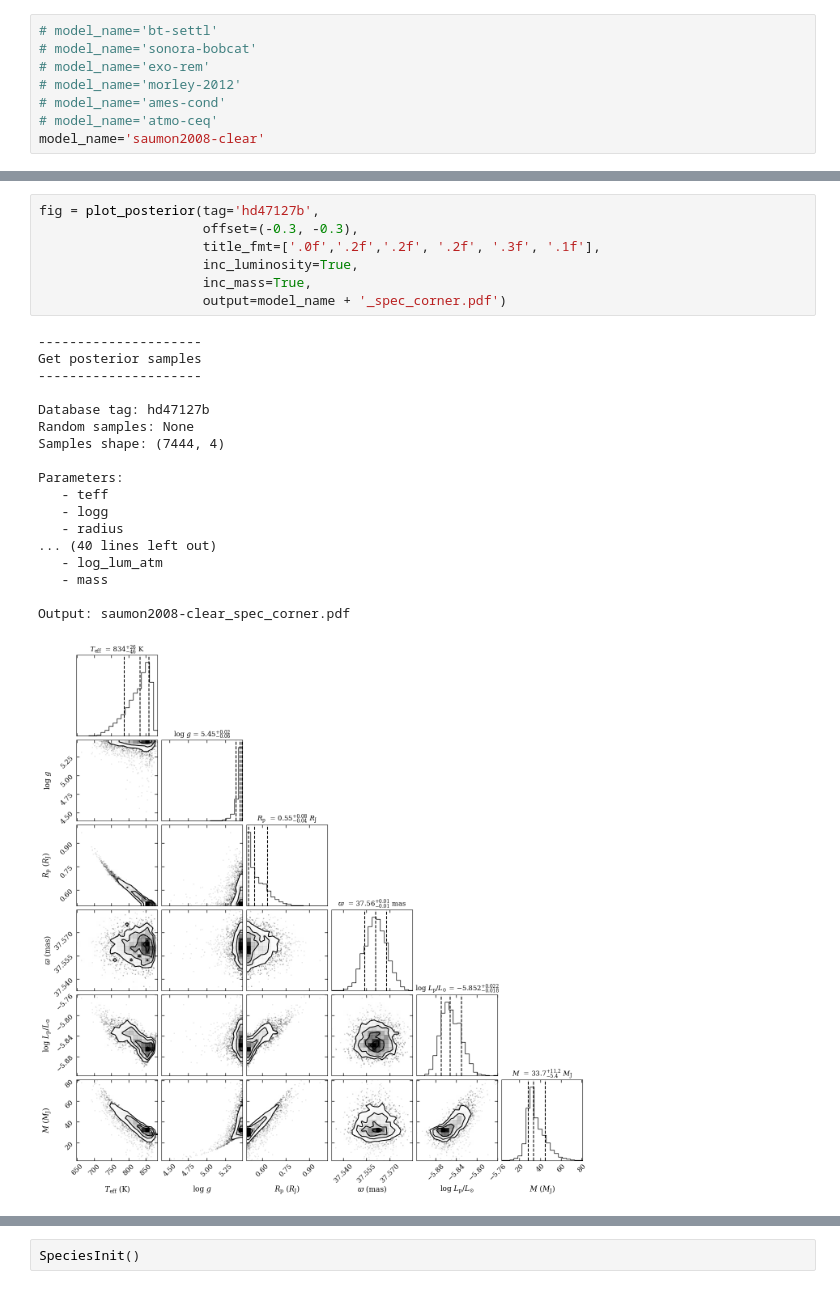
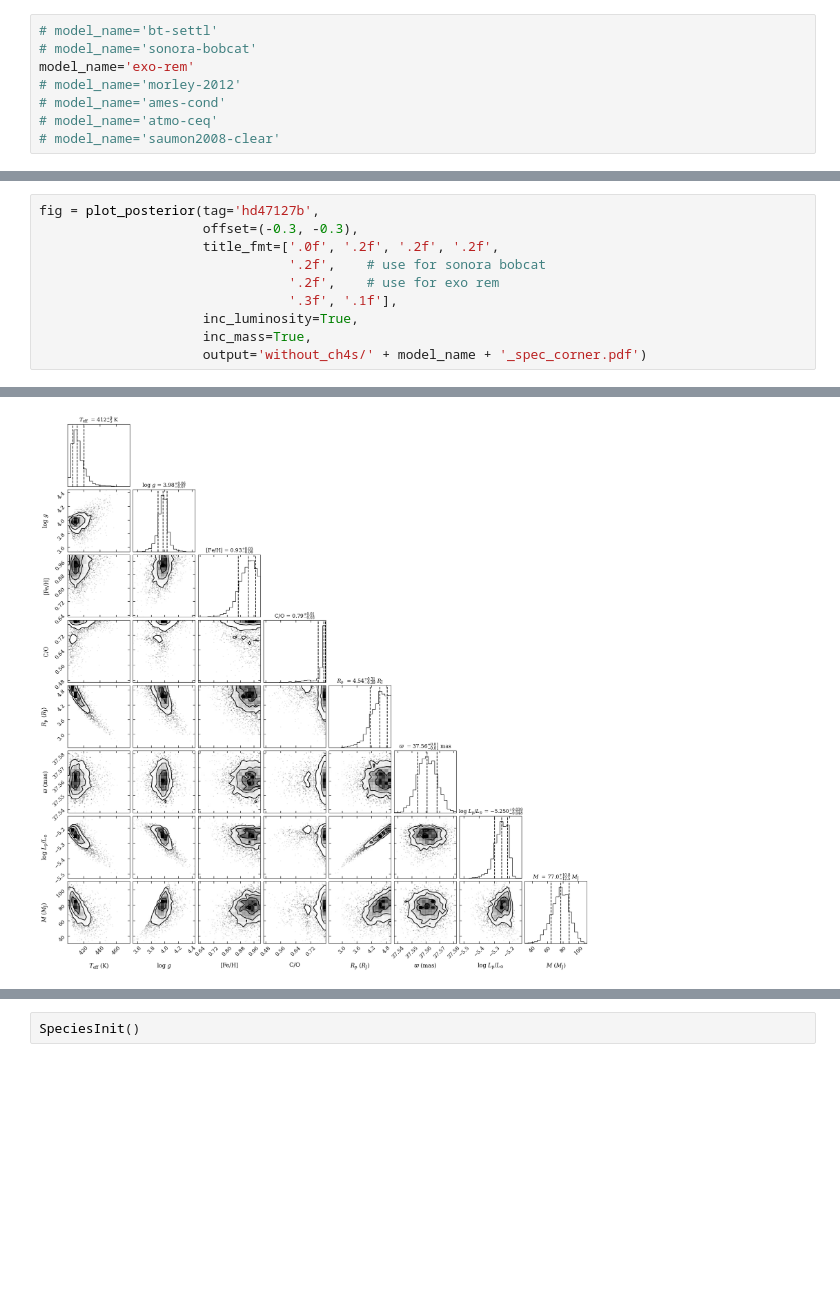
Before and after one commit to benlchang/HD47127-b-ADI, a Jupyter notebook: species.ipynb, the cells around one changed output, grey strips where cells are left out. Saved outputs shown, nothing was run; the diff lists cells and outputs as text; blank space fills up the shorter version.

```diff
--- a/species.ipynb
+++ b/species.ipynb
@@ -103,11 +117,11 @@ Include spectra: True
 # %%
 # model_name='bt-settl'
 # model_name='sonora-bobcat'
-# model_name='exo-rem'
+model_name='exo-rem'
 # model_name='morley-2012'
 # model_name='ames-cond'
 # model_name='atmo-ceq'
-model_name='saumon2008-clear'
+# model_name='saumon2008-clear'
 # %%
 database.add_model(model=model_name, wavel_range=(.8, 3.))
 # %% [output]
@@ -197,26 +230,11 @@ Ln(Z): 99.74 +/- 0.29
-# %%
-fig = plot_posterior(tag='hd47127b',
-                     offset=(-0.3, -0.3),
-                     title_fmt=['.0f','.2f','.2f', '.2f', '.3f', '.1f'],
-                     inc_luminosity=True,
-                     inc_mass=True,
-                     output=model_name + '_spec_corner.pdf')
-# %% [output]
----------------------
-Get posterior samples
----------------------
-
-Database tag: hd47127b
-Random samples: None
-Samples shape: (7444, 4)
-
-Parameters:
-   - teff
-   - logg
-   - radius
-... (40 lines left out)
-   - log_lum_atm
-   - mass
-
-Output: saumon2008-clear_spec_corner.pdf
-[figure, removed]
+# %%
+fig = plot_posterior(tag='hd47127b',
+                     offset=(-0.3, -0.3),
+                     title_fmt=['.0f', '.2f', '.2f', '.2f',
+                                '.2f',    # use for sonora bobcat
+                                '.2f',    # use for exo rem
+                                '.3f', '.1f'],
+                     inc_luminosity=True,
+                     inc_mass=True,
+                     output='without_ch4s/' + model_name + '_spec_corner.pdf')
+# %% [output]
@@ -222,0 +258 @@ Output: saumon2008-clear_spec_corner.pdf
+[figure, added]
```
Also changed, not shown: parts of 34 cells of this notebook, 1 other file.
